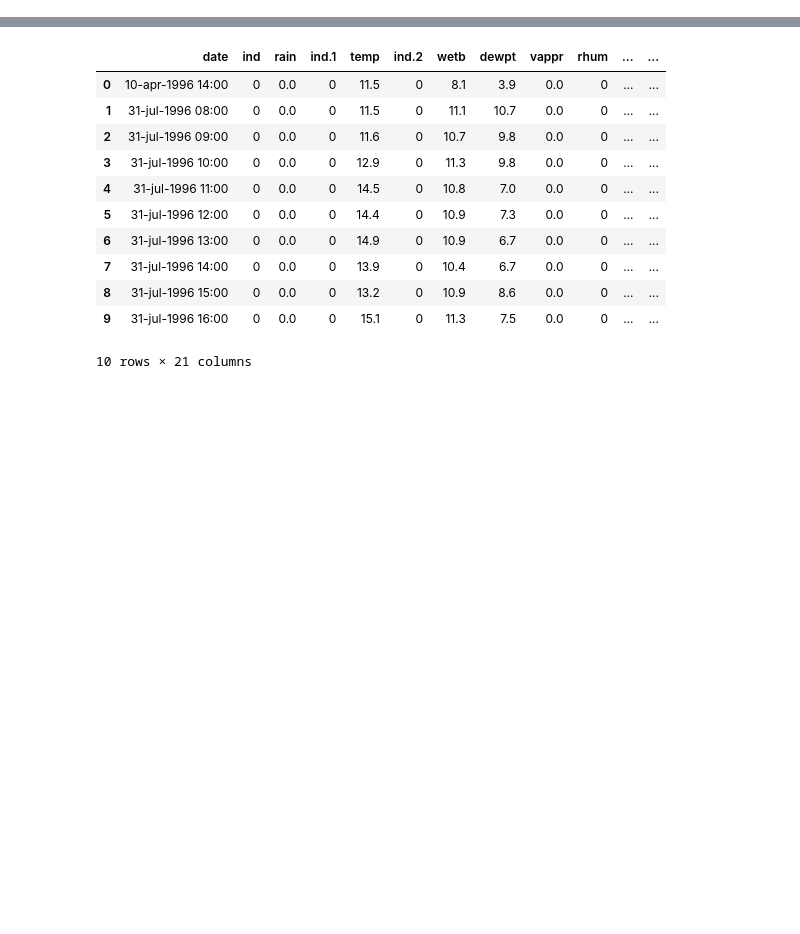
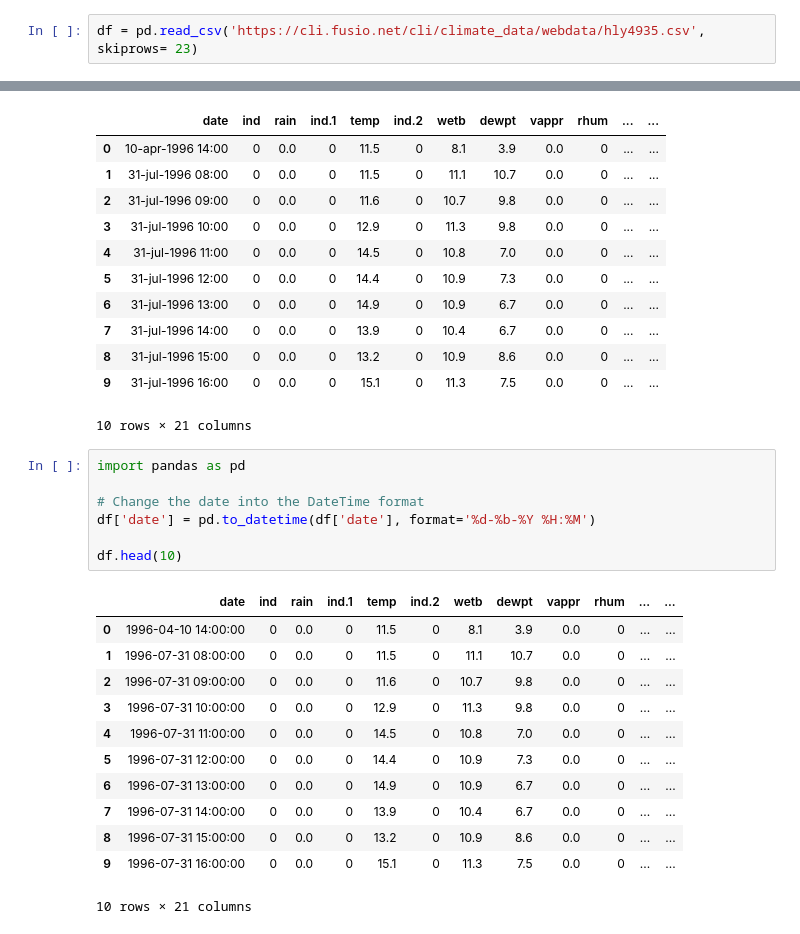
Before and after one commit to Sxnds01/PFDA-assignments, a Jupyter notebook: assignment_6_weather.ipynb, the cells around one changed output, grey strips where cells are left out. Saved outputs shown, nothing was run; the diff lists cells and outputs as text; blank space fills up the shorter version.

```diff
--- a/assignment_6_weather.ipynb
+++ b/assignment_6_weather.ipynb
@@ -6,3 +9,5 @@ df = pd.read_csv('weather.csv')
+# %%
+df = pd.read_csv('https://cli.fusio.net/cli/climate_data/webdata/hly4935.csv', skiprows= 23)
 # %%
 df.head(10)
 # %% [output]
@@ -18,3 +23,23 @@ df.head(10)
 | 8 | 31-jul-1996 15:00 | 0 | 0.0 | 0 | 13.2 | 0 | 10.9 | 8.6 | 0.0 | 0 | ... | ... |
 | 9 | 31-jul-1996 16:00 | 0 | 0.0 | 0 | 15.1 | 0 | 11.3 | 7.5 | 0.0 | 0 | ... | ... |
 10 rows × 21 columns
+# %%
+import pandas as pd
+
+# Change the date into the DateTime format
+df['date'] = pd.to_datetime(df['date'], format='%d-%b-%Y %H:%M')
+
+df.head(10)
+# %% [output]
+|  | date | ind | rain | ind.1 | temp | ind.2 | wetb | dewpt | vappr | rhum | ... | ... |
+| 0 | 1996-04-10 14:00:00 | 0 | 0.0 | 0 | 11.5 | 0 | 8.1 | 3.9 | 0.0 | 0 | ... | ... |
+| 1 | 1996-07-31 08:00:00 | 0 | 0.0 | 0 | 11.5 | 0 | 11.1 | 10.7 | 0.0 | 0 | ... | ... |
+| 2 | 1996-07-31 09:00:00 | 0 | 0.0 | 0 | 11.6 | 0 | 10.7 | 9.8 | 0.0 | 0 | ... | ... |
+| 3 | 1996-07-31 10:00:00 | 0 | 0.0 | 0 | 12.9 | 0 | 11.3 | 9.8 | 0.0 | 0 | ... | ... |
+| 4 | 1996-07-31 11:00:00 | 0 | 0.0 | 0 | 14.5 | 0 | 10.8 | 7.0 | 0.0 | 0 | ... | ... |
+| 5 | 1996-07-31 12:00:00 | 0 | 0.0 | 0 | 14.4 | 0 | 10.9 | 7.3 | 0.0 | 0 | ... | ... |
+| 6 | 1996-07-31 13:00:00 | 0 | 0.0 | 0 | 14.9 | 0 | 10.9 | 6.7 | 0.0 | 0 | ... | ... |
+| 7 | 1996-07-31 14:00:00 | 0 | 0.0 | 0 | 13.9 | 0 | 10.4 | 6.7 | 0.0 | 0 | ... | ... |
+| 8 | 1996-07-31 15:00:00 | 0 | 0.0 | 0 | 13.2 | 0 | 10.9 | 8.6 | 0.0 | 0 | ... | ... |
+| 9 | 1996-07-31 16:00:00 | 0 | 0.0 | 0 | 15.1 | 0 | 11.3 | 7.5 | 0.0 | 0 | ... | ... |
+10 rows × 21 columns
```
Also changed, not shown: parts of 20 cells of this notebook.
